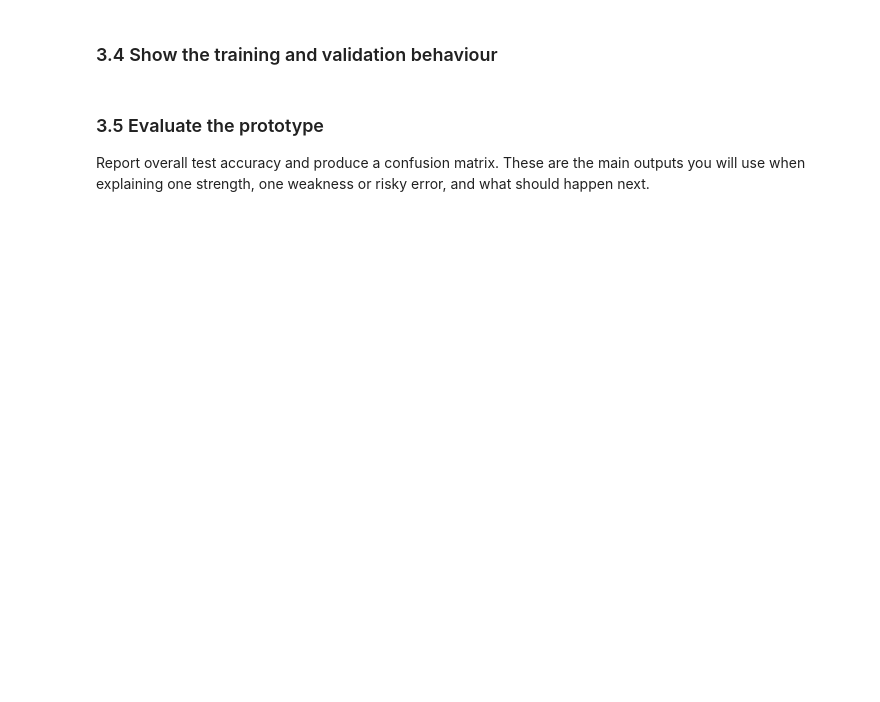
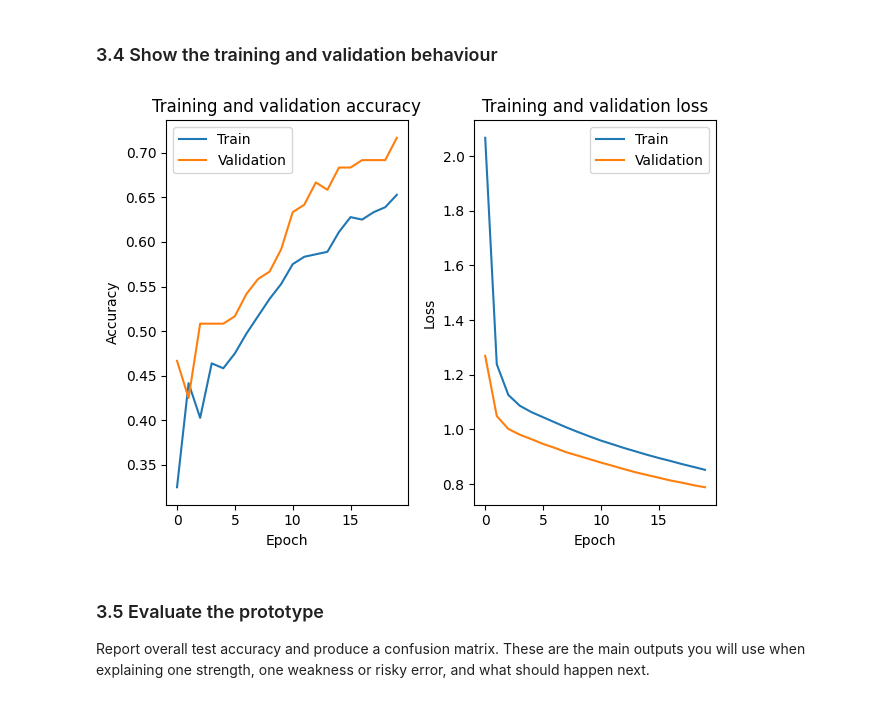
Before and after one commit to ElvisWesley/CivicRouteAI, a Jupyter notebook: civicroute_structured_tensorflow_starter.ipynb, the cells around one changed output. Drawn from its saved outputs; the diff is of its cells as text; code cells hidden in the pictures; blank space fills up the shorter version.

Commit message:
built a small tensorflow/keras model, trained and evaluated it. Also added all the files used in the project

```diff
--- a/civicroute_structured_tensorflow_starter.ipynb
+++ b/civicroute_structured_tensorflow_starter.ipynb
@@ -227,3 +210,9 @@ tf.random.set_seed(RANDOM_SEED)
 # Split X and y into training, validation and test sets.
 # Use RANDOM_SEED so the split can be reproduced.
 # Show the size of each split.
+X_train_val, X_test, y_train_val, y_test = train_test_split(X, y, test_size=0.2, random_state=RANDOM_SEED)
+#split 80% to use for further splitting training and validation sets and 20% for test set
+X_train, X_val, y_train, y_val = train_test_split(X_train_val, y_train_val, test_size=0.25, random_state=RANDOM_SEED)
+print("X_train shape: ", X_train.shape, "X_val shape: ", X_val.shape, "X_test shape: ", X_test.shape)
+#split the remaining 80% by 25% to get 60% train set and 20% validation set
+print("Total splits: 60% train, 20% validation and 20% test")
@@ -234,9 +226,15 @@ tf.random.set_seed(RANDOM_SEED)
 # Define a small keras.Sequential model using Dense layers.
 # One or two hidden layers are sufficient.
 # Make sure the output layer matches the number of target classes.
+n_features = X_train.shape[1]
+n_classes = y.nunique()
+print("n_features: ", n_features)
+print("n_classes: ", n_classes)
+model = keras.Sequential([
+    layers.Input(shape=(n_features,)),
+    layers.Dense(32, activation="relu"),
+    layers.Dense(16, activation="relu"),
+    layers.Dense(n_classes, activation="softmax")
+])
 
-# model = keras.Sequential([
-#     ...
-# ])
-
-# model.summary()
+model.summary()
@@ -248,5 +262,7 @@ tf.random.set_seed(RANDOM_SEED)
 # 2. Choose a suitable optimiser.
 # 3. Compile the model.
 # 4. Train for a modest number of epochs and include validation data.
-#
-# history = model.fit(...)
+#Loss function chosen because the target is integers instead of onehot encoded values.
+#Optimizer chosen because it often works well as a starting point without tuning.
+model.compile(loss="sparse_categorical_crossentropy", optimizer="adam", metrics=["accuracy"] )
+history = model.fit(X_train, y_train, validation_data=(X_val, y_val), epochs=20, batch_size=16)
@@ -255,9 +289,26 @@ tf.random.set_seed(RANDOM_SEED)
 # %%
 # TODO:
 # Plot the most useful training evidence.
 # At minimum, show training and validation accuracy or loss.
 #
 # Keep the plot clear enough to explain in the video.
+fig, axes = plt.subplots(1, 2)
+axes[0].plot(history.history["accuracy"], label="Train")
+axes[0].plot(history.history["val_accuracy"], label="Validation")
+axes[0].set_title("Training and validation accuracy")
+axes[0].set_ylabel("Accuracy")
+axes[0].set_xlabel("Epoch")
+axes[0].legend()
+axes[1].plot(history.history["loss"], label="Train")
+axes[1].plot(history.history["val_loss"], label="Validation")
+axes[1].set_title("Training and validation loss")
+axes[1].set_ylabel("Loss")
+axes[1].set_xlabel("Epoch")
+axes[1].legend()
+plt.tight_layout()
+plt.show()
+# %% [output]
+[figure, added]
 # %% [markdown]
 ### 3.5 Evaluate the prototype
 
```
Also changed, not shown: parts of 6 cells of this notebook, 3 other files.
